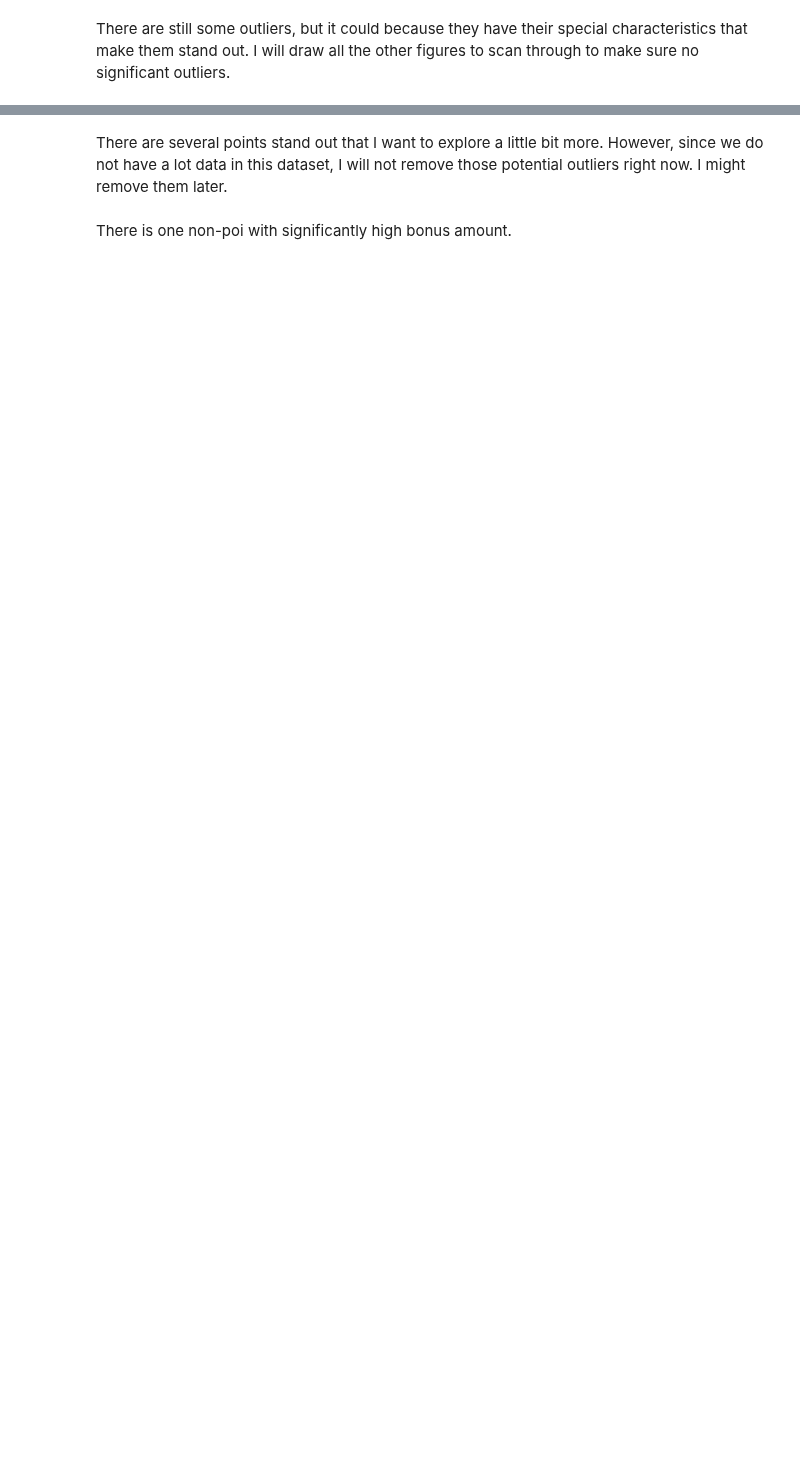
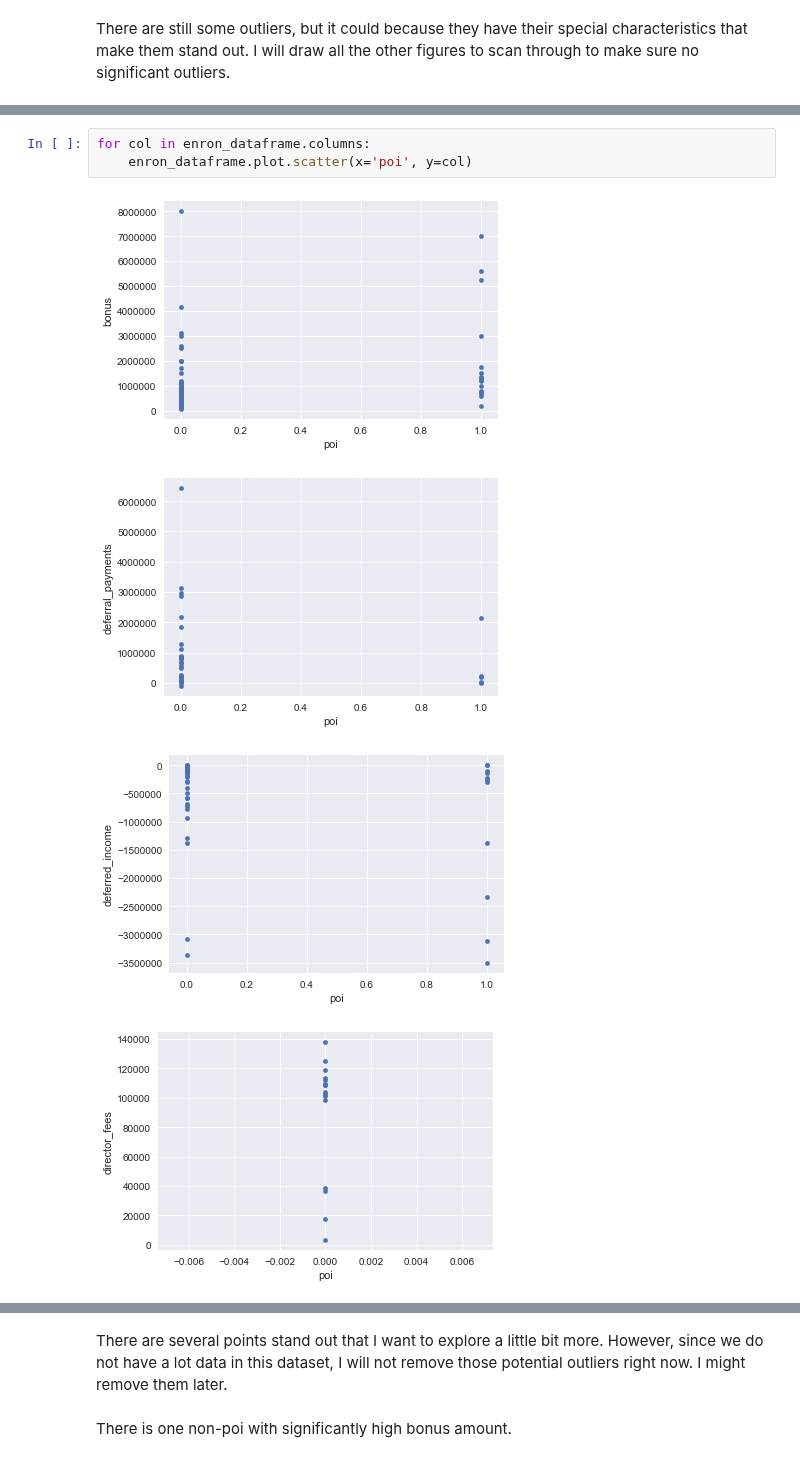
Before and after one commit to mukerong/Data-Analytics-Nanodegree, a Jupyter notebook: Machine-Learning/Final-Project.ipynb, the cells around one changed output, grey strips where cells are left out. Cells and saved outputs as stored; diff of their text form; blank space fills up the shorter version.

```diff
--- a/Machine-Learning/Final-Project.ipynb
+++ b/Machine-Learning/Final-Project.ipynb
@@ -191,0 +197,8 @@ There are still some outliers, but it could because they have their special char
+# %%
+for col in enron_dataframe.columns:
+    enron_dataframe.plot.scatter(x='poi', y=col)
+# %% [output]
+[figure, added]
+[figure, added]
+[figure, added]
+[figure, added]
```
Also changed, not shown: parts of 41 cells of this notebook.
